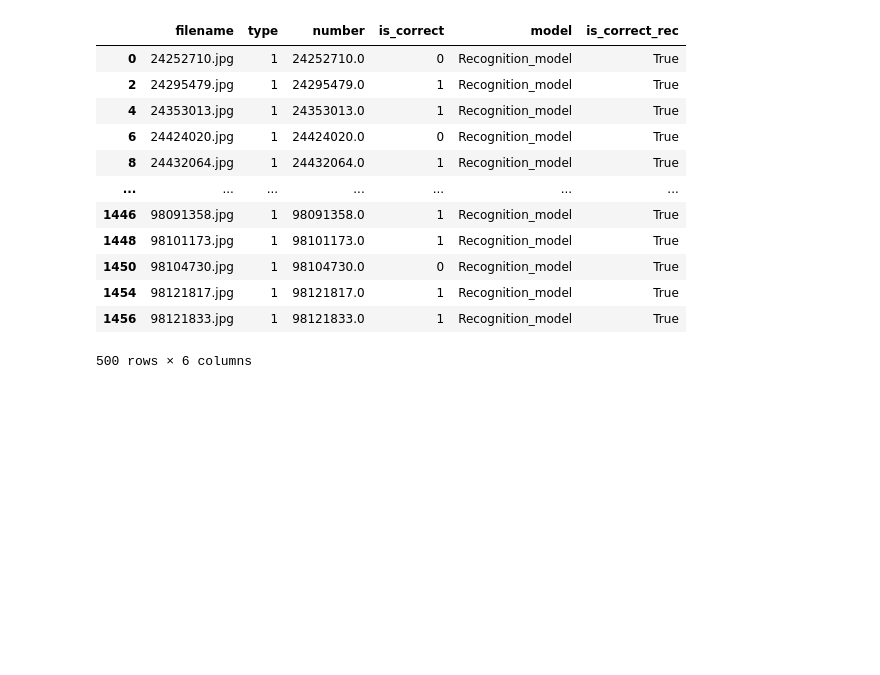
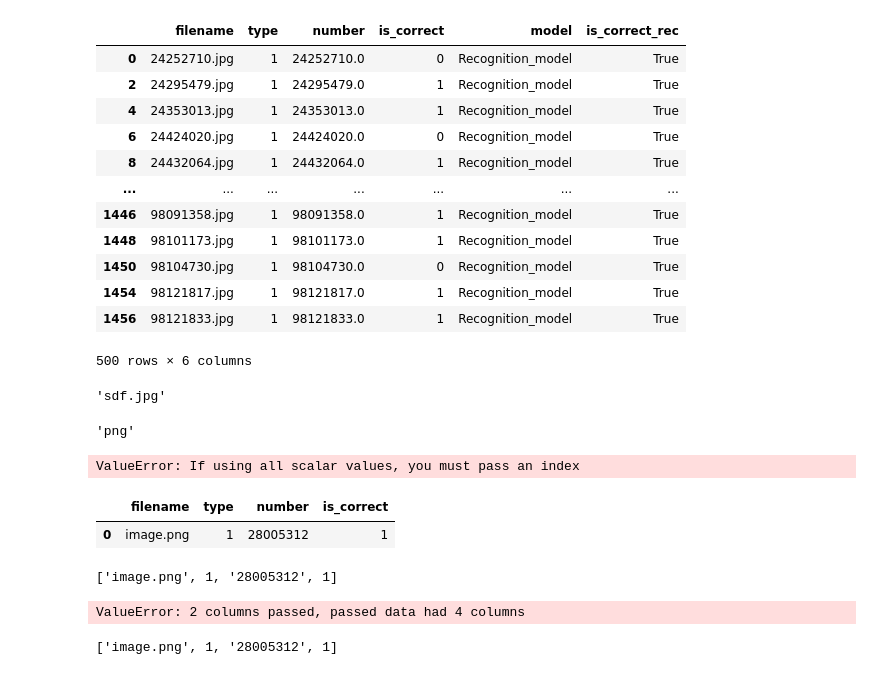
Before and after one commit to ankkarp/wagon-number-ocr, a Jupyter notebook: modelNote.ipynb, the cells around one changed output. Saved outputs shown, nothing was run; the diff lists cells and outputs as text; code cells hidden in the pictures; blank space fills up the shorter version.

```diff
--- a/modelNote.ipynb
+++ b/modelNote.ipynb
@@ -329,0 +363,34 @@ rec[rec['is_correct_rec']]
+# %%
+a
+# %% [output]
+'sdf.jpg'
+# %%
+a[-3:]
+# %% [output]
+'png'
+# %%
+import pandas as pd
+a = [{'filename': 'image.png', 'type': 1, 'number': '28005312', 'is_correct': 1}]
+# %%
+table_data = pd.DataFrame.from_dict(a[0])
+# %% [output]
+ValueError: If using all scalar values, you must pass an index
+# %%
+b = pd.DataFrame([a[0]])
+# %%
+b
+# %% [output]
+|  | filename | type | number | is_correct |
+| 0 | image.png | 1 | 28005312 | 1 |
+# %%
+list(a[0].values())
+# %% [output]
+['image.png', 1, '28005312', 1]
+# %%
+pd_ans = pd.DataFrame([['']], columns=['Start_time', 'End_time'])
+# %% [output]
+ValueError: 2 columns passed, passed data had 4 columns
+# %%
+list(a[0].values())
+# %% [output]
+['image.png', 1, '28005312', 1]
```
Also changed, not shown: parts of 3 cells of this notebook, 2 other files.
